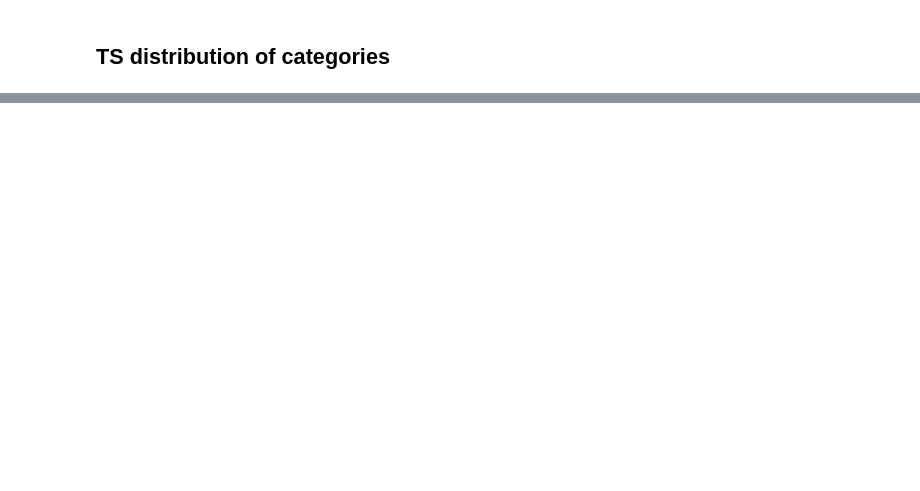
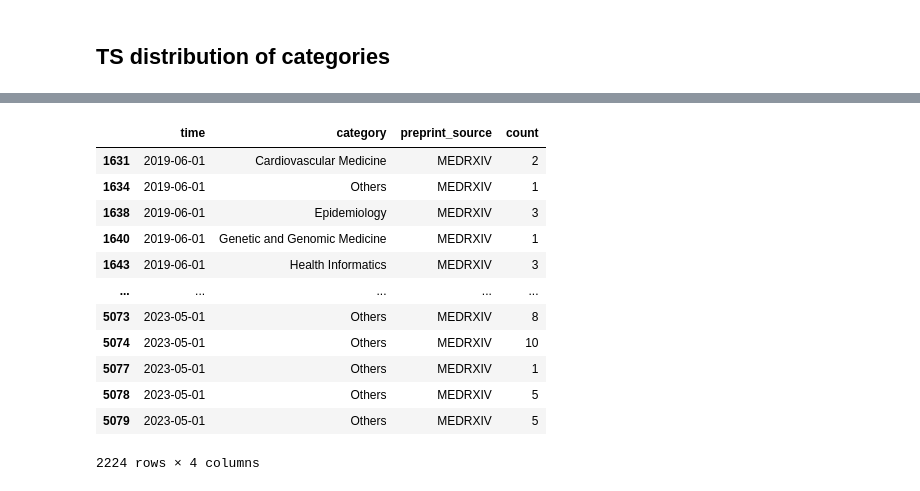
Before and after one commit to MRCIEU/biorxiv-medrxiv-tdm, a Jupyter notebook: analysis/analysis_metadata.ipynb, the cells around one changed output, grey strips where cells are left out. Drawn from its saved outputs; the diff is of its cells as text; code cells hidden in the pictures; blank space fills up the shorter version.

```diff
--- a/analysis/analysis_metadata.ipynb
+++ b/analysis/analysis_metadata.ipynb
@@ -263,2 +321,23 @@ alt.Chart(df_ts_cat_sum).mark_bar() \
 # %% [output]
 [interactive output not drawn]
+# %%
+medrxiv_ts_cat_sum = df_ts_cat_sum[df_ts_cat_sum["preprint_source"] == "MEDRXIV"]
+top_sum = medrxiv_ts_cat_sum.groupby(["category"])["count"].sum().sort_values(ascending=False)
+top_15_cats = top_sum[:15].index.to_list()
+medrxiv_ts_cat_sum = medrxiv_ts_cat_sum \
+    .assign(category=lambda df: df["category"].apply(lambda e: e if e in top_15_cats else "Others"))
+medrxiv_ts_cat_sum
+# %% [output]
+|  | time | category | preprint_source | count |
+| 1631 | 2019-06-01 | Cardiovascular Medicine | MEDRXIV | 2 |
+| 1634 | 2019-06-01 | Others | MEDRXIV | 1 |
+| 1638 | 2019-06-01 | Epidemiology | MEDRXIV | 3 |
+| 1640 | 2019-06-01 | Genetic and Genomic Medicine | MEDRXIV | 1 |
+| 1643 | 2019-06-01 | Health Informatics | MEDRXIV | 3 |
+| ... | ... | ... | ... | ... |
+| 5073 | 2023-05-01 | Others | MEDRXIV | 8 |
+| 5074 | 2023-05-01 | Others | MEDRXIV | 10 |
+| 5077 | 2023-05-01 | Others | MEDRXIV | 1 |
+| 5078 | 2023-05-01 | Others | MEDRXIV | 5 |
+| 5079 | 2023-05-01 | Others | MEDRXIV | 5 |
+2224 rows × 4 columns
```
Also changed, not shown: parts of 16 cells of this notebook.
